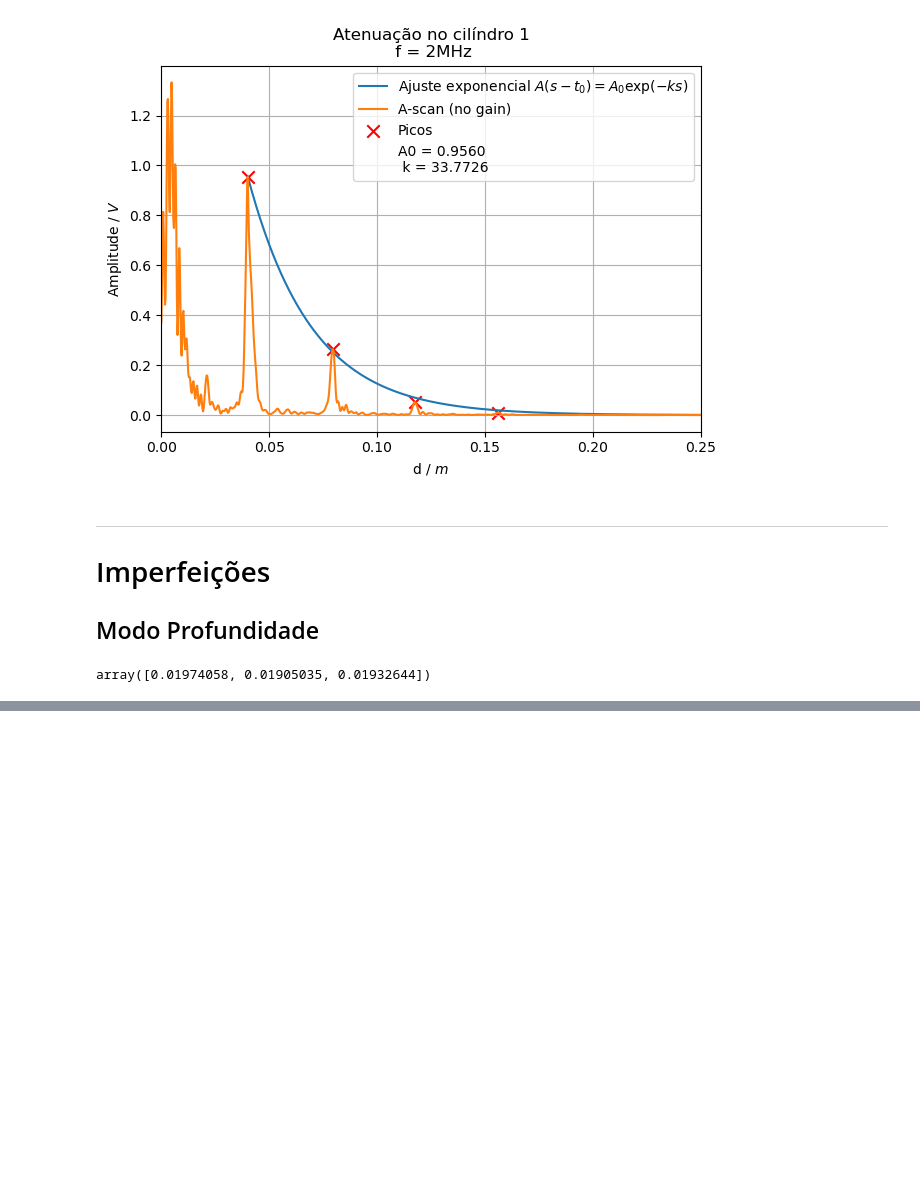
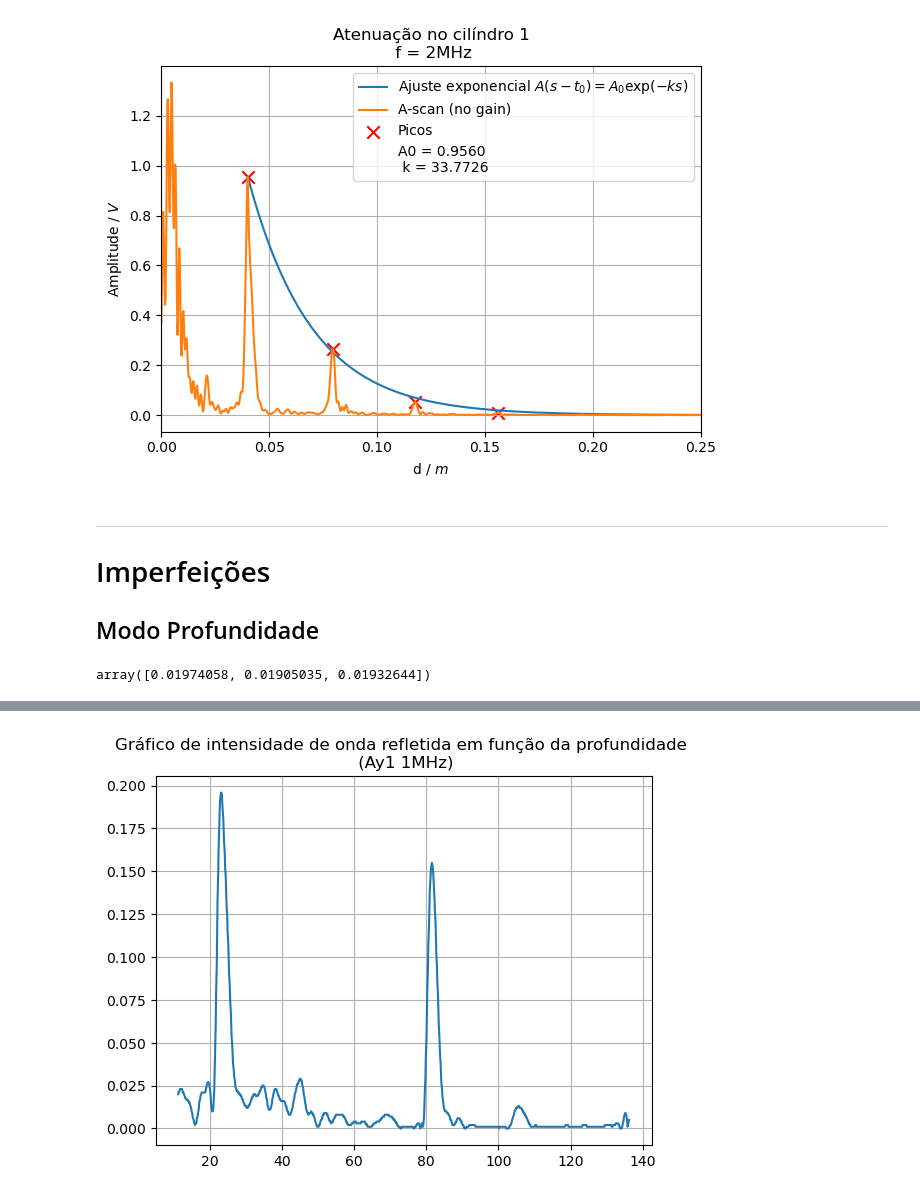
Before and after one commit to MRDias12/LabsIII, a Jupyter notebook: PLs/PL7/Miguel.ipynb, the cells around one changed output, grey strips where cells are left out. Cells and saved outputs as stored; diff of their text form; code cells hidden in the pictures; blank space fills up the shorter version.

```diff
--- a/PLs/PL7/Miguel.ipynb
+++ b/PLs/PL7/Miguel.ipynb
@@ -288,12 +288,20 @@ plt.show()
 # Imperfeições
 ## Modo Profundidade
 # %%
-Ay1 = pd.read_csv('Dados/dm/A-1mhz_y1.txt', delimiter='\t', decimal=',')
-Ay2 = pd.read_csv('Dados/dm/A-1mhz_y1.txt', delimiter='\t', decimal=',')
-By1 = pd.read_csv('Dados/dm/A-1mhz_y1.txt', delimiter='\t', decimal=',')
-By2 = pd.read_csv('Dados/dm/A-1mhz_y1.txt', delimiter='\t', decimal=',')
-Cy1 = pd.read_csv('Dados/dm/A-1mhz_y1.txt', delimiter='\t', decimal=',')
-Cy2 = pd.read_csv('Dados/dm/A-1mhz_y1.txt', delimiter='\t', decimal=',')
+#[imperfeição][y][medição][MHz]
+Ay11 = pd.read_csv('Dados/dm/A-1mhz_y1.txt', delimiter='\t', decimal=',')
+Ay21 = pd.read_csv('Dados/dm/A-1mhz_y2.txt', delimiter='\t', decimal=',')
+By11 = pd.read_csv('Dados/dm/B-1mhz_y1.txt', delimiter='\t', decimal=',')
+By21 = pd.read_csv('Dados/dm/B-1mhz_y2.txt', delimiter='\t', decimal=',')
+Cy11 = pd.read_csv('Dados/dm/C-1mhz_y1.txt', delimiter='\t', decimal=',')
+Cy21 = pd.read_csv('Dados/dm/C-1mhz_y2.txt', delimiter='\t', decimal=',')
+
+Ay12 = pd.read_csv('Dados/dm/A-2mhz_y1.txt', delimiter='\t', decimal=',')
+Ay22 = pd.read_csv('Dados/dm/A-2mhz_y2.txt', delimiter='\t', decimal=',')
+By12 = pd.read_csv('Dados/dm/B-2mhz_y1.txt', delimiter='\t', decimal=',')
+By22 = pd.read_csv('Dados/dm/B-2mhz_y2.txt', delimiter='\t', decimal=',')
+Cy12 = pd.read_csv('Dados/dm/C-2mhz_y1.txt', delimiter='\t', decimal=',')
+Cy22 = pd.read_csv('Dados/dm/C-2mhz_y2.txt', delimiter='\t', decimal=',')
 # %%
 (s[Peaks2[0]][1:]-s[Peaks2[0]][:-1])/2
 # %% [output]
@@ -301,3 +325,64 @@ array([0.01974058, 0.01905035, 0.01932644])
 # %%
-s
+#Encontrar picos de Ay11
+
+plt.plot(Ay11["depth[mm]"][100:], Ay11["HF [V]"][100:])
+plt.title("Gráfico de intensidade de onda refletida em função da profundidade \n (Ay1 1MHz)")
+plt.grid()
+plt.show()
+picA11 = sign.find_peaks(Ay11["HF [V]"][100:800], distance = 200)
+print(picA11)
+picA11 = 186
+
+
+
+#Encontrar picos de Ay21
+
+plt.plot(Ay21["depth[mm]"][100:], Ay21["HF [V]"][100:])
+plt.title("Gráfico de intensidade de onda refletida em função da profundidade \n (Ay2 1MHz)")
+plt.grid()
+plt.show()
+picA21 = sign.find_peaks(Ay21["HF [V]"][100:800], distance = 100)
+print(picA21)
+picA21 = 319+100
+
+#Encontrar picos de By11
+
+plt.plot(By11["depth[mm]"][100:], By11["HF [V]"][100:])
+plt.title("Gráfico de intensidade de onda refletida em função da profundidade \n (By1 1MHz)")
+plt.grid()
+plt.show()
+picB11 = sign.find_peaks(By11["HF [V]"][100:800], distance = 100)
+print(picB11)
+picB11 = 389+100
+
+#Encontrar picos de By21
+
+plt.plot(By21["depth[mm]"][100:], By21["HF [V]"][100:])
+plt.title("Gráfico de intensidade de onda refletida em função da profundidade \n (By2 1MHz)")
+plt.grid()
+plt.show()
+picB21 = sign.find_peaks(By21["HF [V]"][100:800], distance = 100)
+print(picB21)
+picB21 = 241
+
+#Encontrar picos de Cy11
+
+plt.plot(Cy11["depth[mm]"][100:], Cy11["HF [V]"][100:])
+plt.title("Gráfico de intensidade de onda refletida em função da profundidade \n (Cy1 1MHz)")
+plt.grid()
+plt.show()
+picC11 = sign.find_peaks(Cy11["HF [V]"][100:800], distance = 100)
+print(picC11)
+picC11 = 157
+
+#Encontrar picos de Cy21
+
+plt.plot(Cy21["depth[mm]"][100:], Cy21["HF [V]"][100:])
+plt.title("Gráfico de intensidade de onda refletida em função da profundidade \n (Cy2 1MHz)")
+plt.grid()
+plt.show()
+picC21 = sign.find_peaks(Cy21["HF [V]"][100:800], distance = 100)
+print(picC21)
+picC21 = 461
 # %% [output]
+[figure, added]
```
Also changed, not shown: parts of 5 cells of this notebook.
